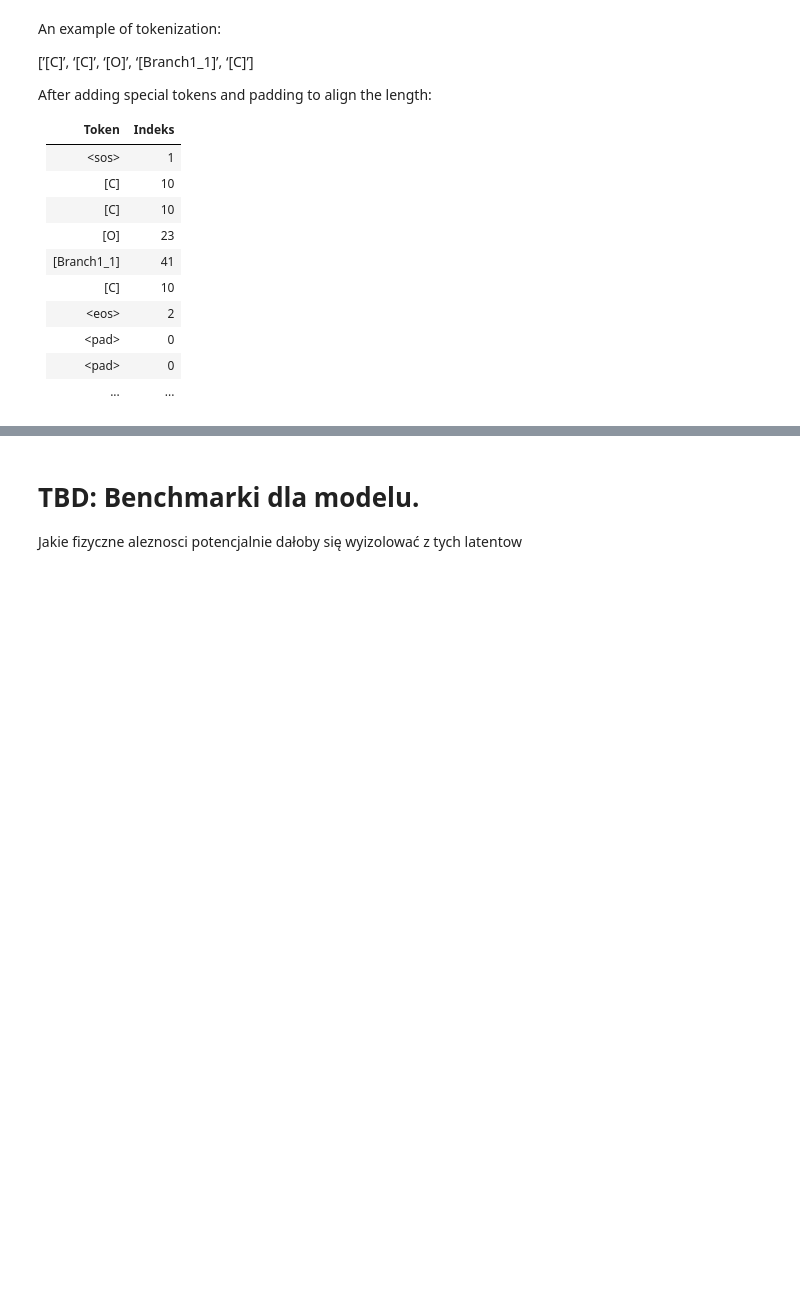
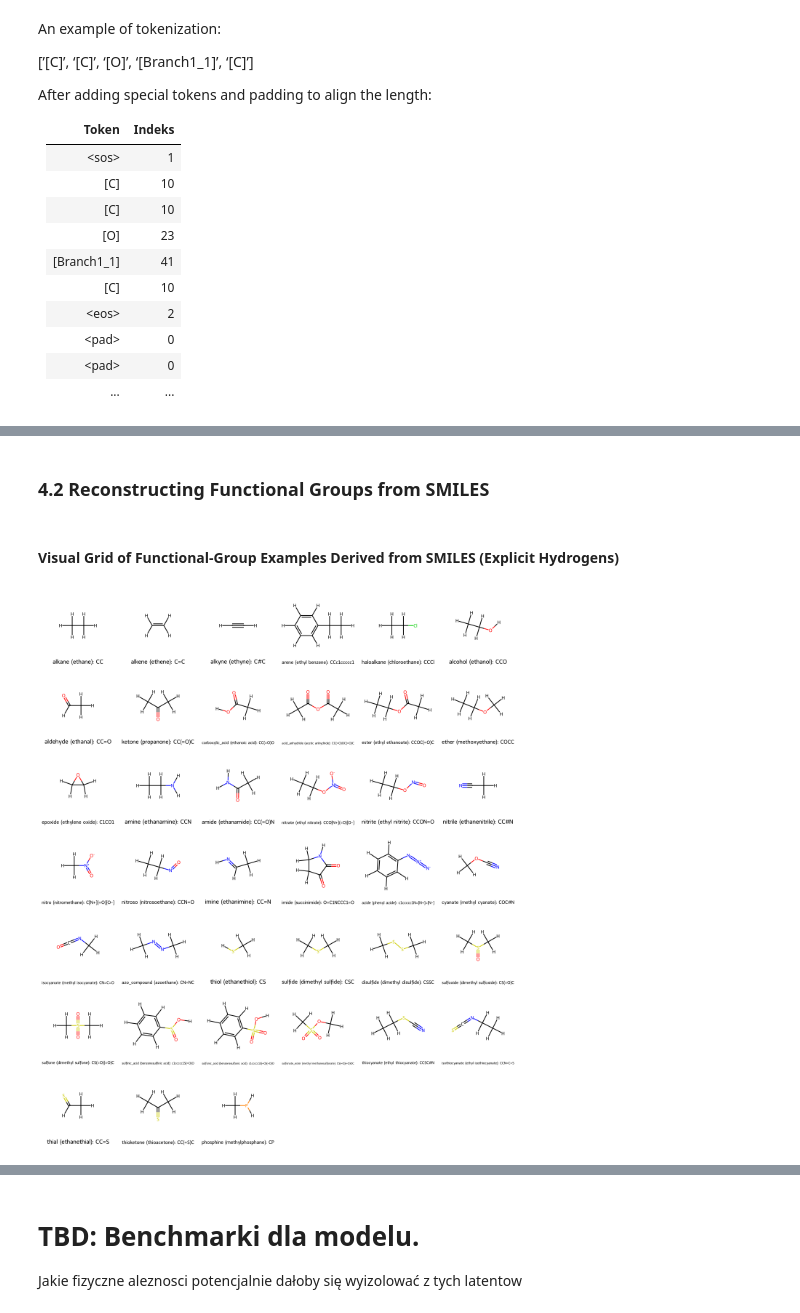
Before and after one commit to JanAndrzejewski050/Molecular-Spectro-Latent-Modeling, a Jupyter notebook: selfies_intro.ipynb, the cells around one changed output, grey strips where cells are left out. Cells and saved outputs as stored; diff of their text form; code cells hidden in the pictures; blank space fills up the shorter version.

```diff
--- a/selfies_intro.ipynb
+++ b/selfies_intro.ipynb
@@ -508,0 +744,2 @@ After adding special tokens and padding to align the length:
+# %% [markdown]
+### 4.2 Reconstructing Functional Groups from SMILES
@@ -508,0 +854,32 @@ After adding special tokens and padding to align the length:
+# %%
+def show_functional_group_grid(smiles_dict, mols_per_row=6, size=(220, 220), show_H=False):
+    mols = []
+    legends = []
+
+    for name, smi in smiles_dict.items():
+        mol = Chem.MolFromSmiles(smi)
+        if mol is None:
+            print(f"Could not parse SMILES for {name}: {smi}")
+            continue
+
+        if show_H:
+            mol = Chem.AddHs(mol)
+
+        example = EXAMPLE_NAMES.get(name, "?")
+        legends.append(f"{name} ({example}): {smi}")
+
+        mols.append(mol)
+
+    img = Draw.MolsToGridImage(
+        mols,
+        molsPerRow=mols_per_row,
+        subImgSize=size,
+        legends=legends
+    )
+    display(img)
+# %% [markdown]
+#### Visual Grid of Functional-Group Examples Derived from SMILES (Explicit Hydrogens)
+# %%
+show_functional_group_grid(SMILES_FUNCTIONAL_GROUP, mols_per_row=6, show_H=True)
+# %% [output]
+[figure, added]
```
Also changed, not shown: parts of 41 cells of this notebook, 1 other file.
